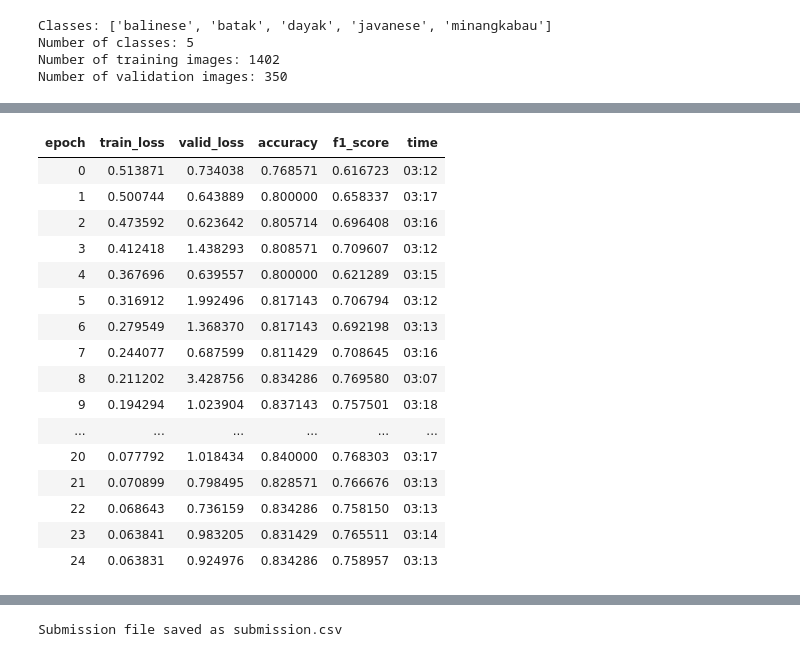
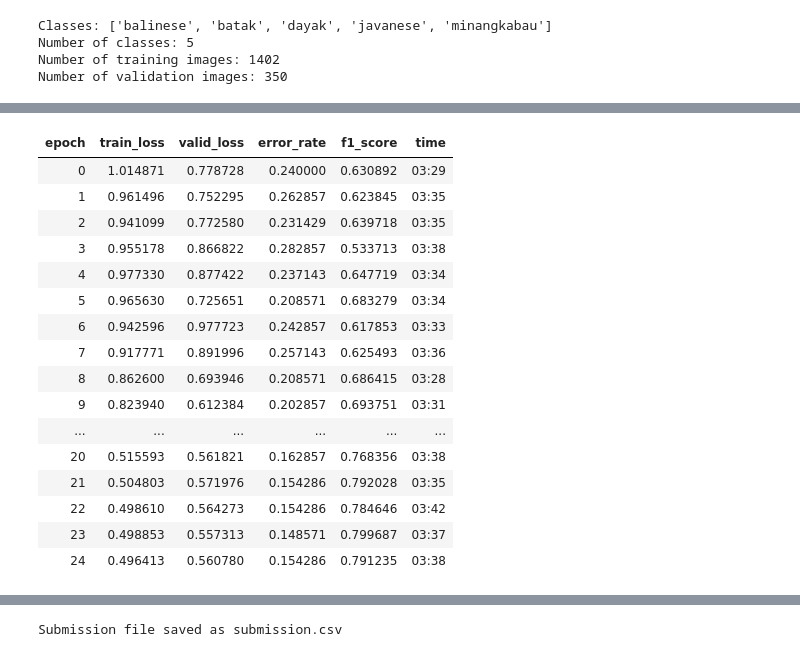
Before and after one commit to rafli-1729/indonesian-heritage-classification, a Jupyter notebook: dsc0084-empat-trio-notebook.ipynb, the cells around one changed output, grey strips where cells are left out. Cells and saved outputs as stored; diff of their text form; code cells hidden in the pictures.

```diff
--- a/dsc0084-empat-trio-notebook.ipynb
+++ b/dsc0084-empat-trio-notebook.ipynb
@@ -27,14 +31,14 @@ dls_small = ImageDataLoaders.from_folder(
     train_path,
     valid_pct=0.2,
     seed=42,
-    item_tfms=RandomResizedCrop(128, min_scale=0.5),
-    batch_tfms=aug_transforms()
+    item_tfms=RandomResizedCrop(128, min_scale=0.75),
+    batch_tfms=aug_transforms(mult=2.0)
 )
 
 dls_large = ImageDataLoaders.from_folder(
     train_path,
     valid_pct=0.2,
     seed=42,
-    item_tfms=RandomResizedCrop(224, min_scale=0.5),
-    batch_tfms=aug_transforms()
+    item_tfms=RandomResizedCrop(224, min_scale=0.75),
+    batch_tfms=aug_transforms(mult=2.0)
 )
@@ -64,7 +60,11 @@ Number of classes: 5
 Number of training images: 1402
 Number of validation images: 350
 # %%
-learn = vision_learner(dls_small, resnet50,
-                       metrics=[accuracy, F1Score(average='macro')],
-                       path='/kaggle/working/'
-                      ).to_fp16()
+model = timm.create_model('convnext_tiny.fb_in1k', pretrained=True)
+
+learn = vision_learner(
+    dls_small,
+    'convnext_tiny.fb_in1k',
+    metrics=[error_rate, F1Score(average='macro')],
+    path='/kaggle/working/'
+)
@@ -79,4 +76,0 @@ SuggestedLRs(valley=0.0012022644514217973)
-# %%
-lr1_small = 1e-3
-lr2_small = 1e-1
-learn.fit_one_cycle(15,slice(lr1_small,lr2_small))
@@ -99,0 +77,2 @@ learn.fit_one_cycle(15,slice(lr1_small,lr2_small))
+# %%
+learn.fit_one_cycle(15, 1e-3, cbs = MixUp())
@@ -100,23 +103,22 @@ learn.fit_one_cycle(15,slice(lr1_small,lr2_small))
 # %%
-learn.dls = dls_large
 learn.unfreeze()
 
-learn.fit_one_cycle(25, slice(1e-4, 1e-3))
+learn.fit_one_cycle(25, 1e-3, cbs = MixUp())
 # %% [output]
-| epoch | train_loss | valid_loss | accuracy | f1_score | time |
-| 0 | 0.513871 | 0.734038 | 0.768571 | 0.616723 | 03:12 |
-| 1 | 0.500744 | 0.643889 | 0.800000 | 0.658337 | 03:17 |
-| 2 | 0.473592 | 0.623642 | 0.805714 | 0.696408 | 03:16 |
-| 3 | 0.412418 | 1.438293 | 0.808571 | 0.709607 | 03:12 |
-| 4 | 0.367696 | 0.639557 | 0.800000 | 0.621289 | 03:15 |
-| 5 | 0.316912 | 1.992496 | 0.817143 | 0.706794 | 03:12 |
-| 6 | 0.279549 | 1.368370 | 0.817143 | 0.692198 | 03:13 |
-| 7 | 0.244077 | 0.687599 | 0.811429 | 0.708645 | 03:16 |
-| 8 | 0.211202 | 3.428756 | 0.834286 | 0.769580 | 03:07 |
-| 9 | 0.194294 | 1.023904 | 0.837143 | 0.757501 | 03:18 |
+| epoch | train_loss | valid_loss | error_rate | f1_score | time |
+| 0 | 1.014871 | 0.778728 | 0.240000 | 0.630892 | 03:29 |
+| 1 | 0.961496 | 0.752295 | 0.262857 | 0.623845 | 03:35 |
+| 2 | 0.941099 | 0.772580 | 0.231429 | 0.639718 | 03:35 |
+| 3 | 0.955178 | 0.866822 | 0.282857 | 0.533713 | 03:38 |
+| 4 | 0.977330 | 0.877422 | 0.237143 | 0.647719 | 03:34 |
+| 5 | 0.965630 | 0.725651 | 0.208571 | 0.683279 | 03:34 |
+| 6 | 0.942596 | 0.977723 | 0.242857 | 0.617853 | 03:33 |
+| 7 | 0.917771 | 0.891996 | 0.257143 | 0.625493 | 03:36 |
+| 8 | 0.862600 | 0.693946 | 0.208571 | 0.686415 | 03:28 |
+| 9 | 0.823940 | 0.612384 | 0.202857 | 0.693751 | 03:31 |
 | ... | ... | ... | ... | ... | ... |
-| 20 | 0.077792 | 1.018434 | 0.840000 | 0.768303 | 03:17 |
-| 21 | 0.070899 | 0.798495 | 0.828571 | 0.766676 | 03:13 |
-| 22 | 0.068643 | 0.736159 | 0.834286 | 0.758150 | 03:13 |
-| 23 | 0.063841 | 0.983205 | 0.831429 | 0.765511 | 03:14 |
-| 24 | 0.063831 | 0.924976 | 0.834286 | 0.758957 | 03:13 |
+| 20 | 0.515593 | 0.561821 | 0.162857 | 0.768356 | 03:38 |
+| 21 | 0.504803 | 0.571976 | 0.154286 | 0.792028 | 03:35 |
+| 22 | 0.498610 | 0.564273 | 0.154286 | 0.784646 | 03:42 |
+| 23 | 0.498853 | 0.557313 | 0.148571 | 0.799687 | 03:37 |
+| 24 | 0.496413 | 0.560780 | 0.154286 | 0.791235 | 03:38 |
```
Also changed, not shown: parts of 15 cells of this notebook.
